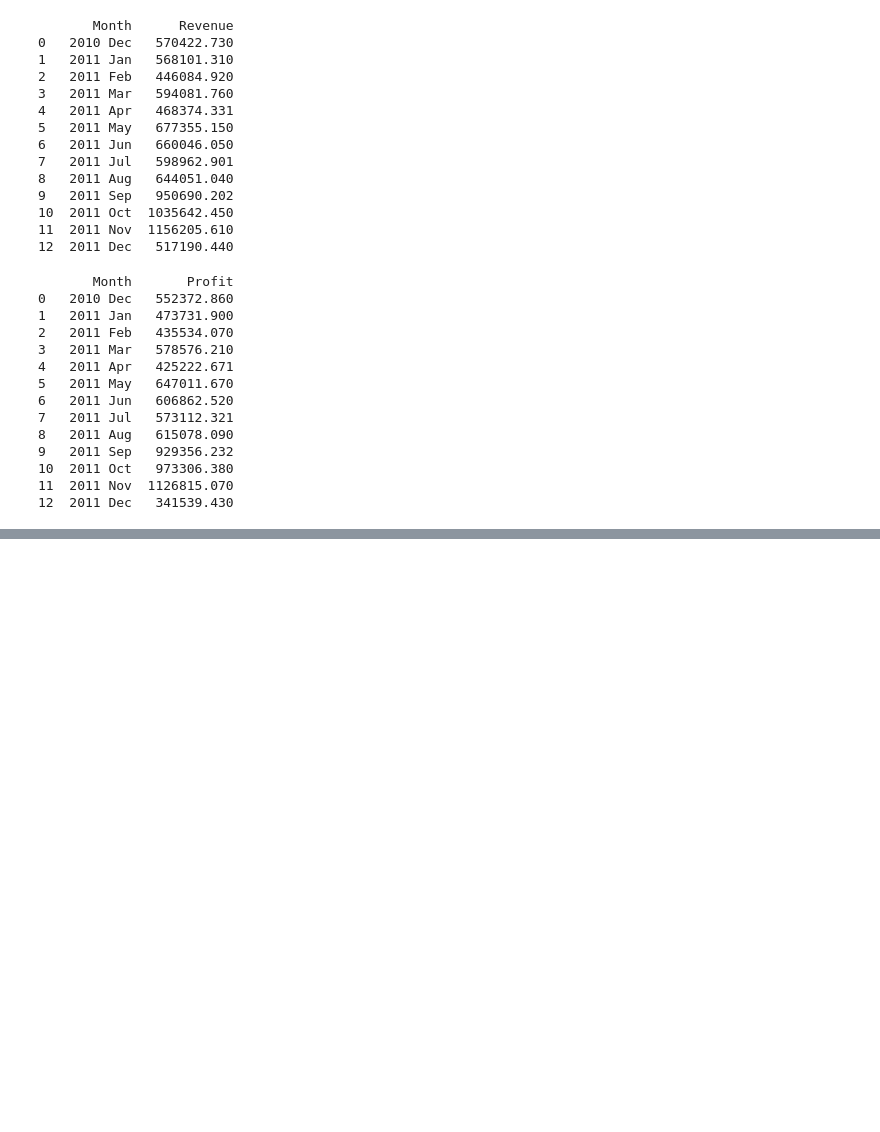
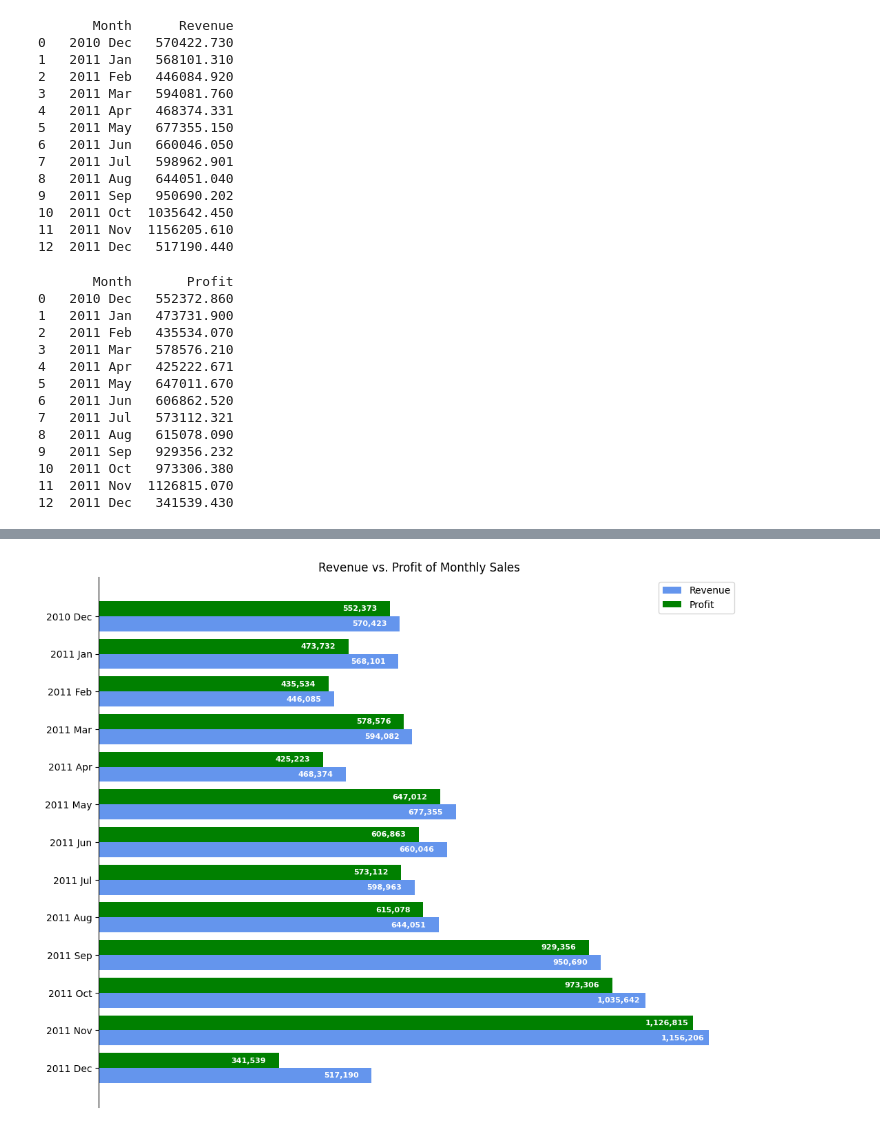
Before and after one commit to rymatata/coursera-exploratory-data-analysis, a Jupyter notebook: Notebooks/online_retail.ipynb, the cells around one changed output, grey strips where cells are left out. Saved outputs shown, nothing was run; the diff lists cells and outputs as text; code cells hidden in the pictures; blank space fills up the shorter version.

```diff
--- a/Notebooks/online_retail.ipynb
+++ b/Notebooks/online_retail.ipynb
@@ -590,0 +545,44 @@ plt.show()
+# %%
+fig, ax = plt.subplots(figsize=(12, 10))
+y = np.arange(len(monthly_revenue['Month'])) * 1.5
+bar_height = 0.6
+
+bar_revenue = ax.barh(y + bar_height/2,
+               monthly_revenue['Revenue'],
+               height=bar_height,
+               color='cornflowerblue',
+               label='Revenue')
+
+bar_profit = ax.barh(y - bar_height/2,
+               monthly_profit['Profit'],
+               height=bar_height,
+               color='green',
+               label='Profit')
+
+ax.bar_label(bar_revenue,
+             padding=-50, # Negative value makes the number appear inside the bar
+             color='white',
+             fontsize=8,
+             fontweight='bold',
+             fmt='{:,.0f}')
+
+ax.bar_label(bar_profit,
+             padding=-50, # Negative value makes the number appear inside the bar
+             color='white',
+             fontsize=8,
+             fontweight='bold',
+             fmt='{:,.0f}')
+
+ax.set_yticks(y)
+ax.invert_yaxis()
+ax.set_yticklabels(monthly_revenue['Month'])
+
+# Hiding the x-axis, along with the top, right, and bottom spines
+ax.xaxis.set_visible(False)
+ax.spines[['top', 'bottom', 'right']].set_visible(False)
+
+ax.set_title('Revenue vs. Profit of Monthly Sales')
+ax.legend()
+plt.show()
+# %% [output]
+[figure, added]
```
Also changed, not shown: parts of 4 cells of this notebook.
